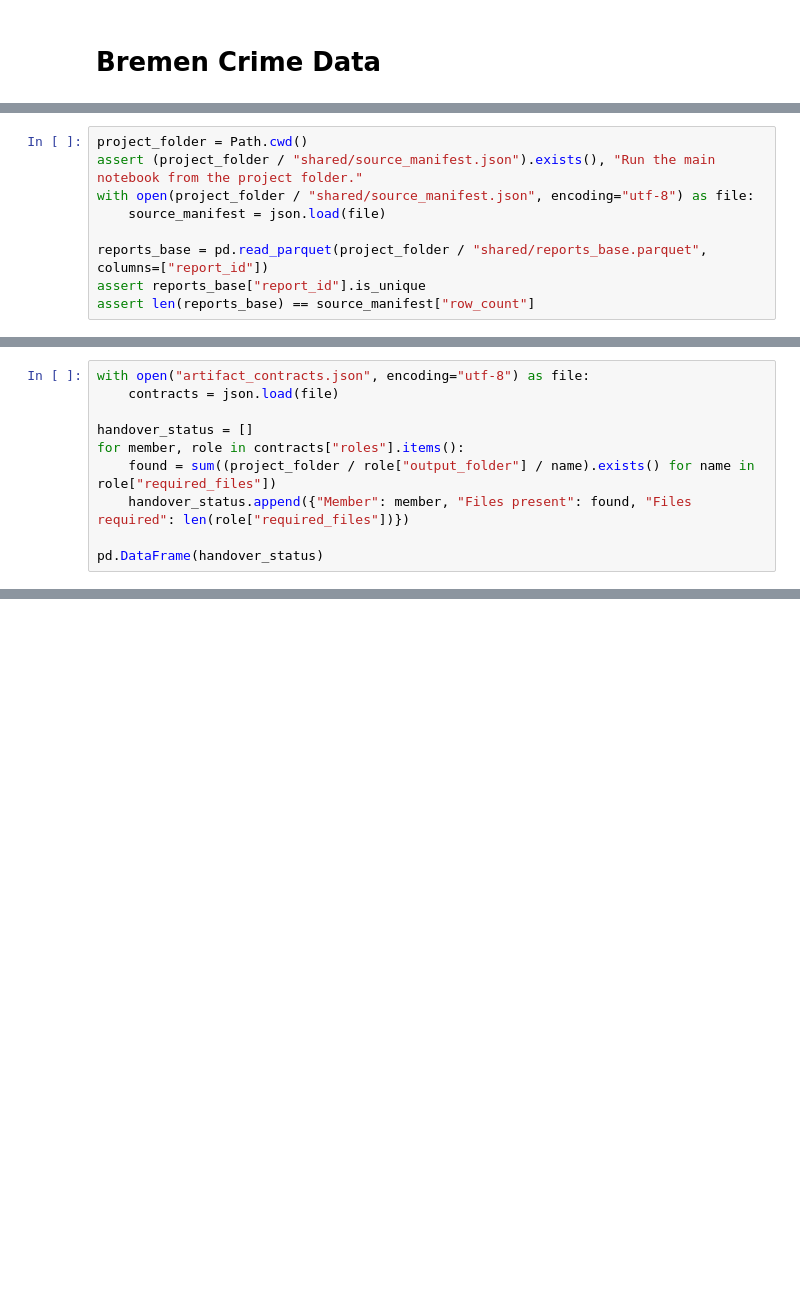
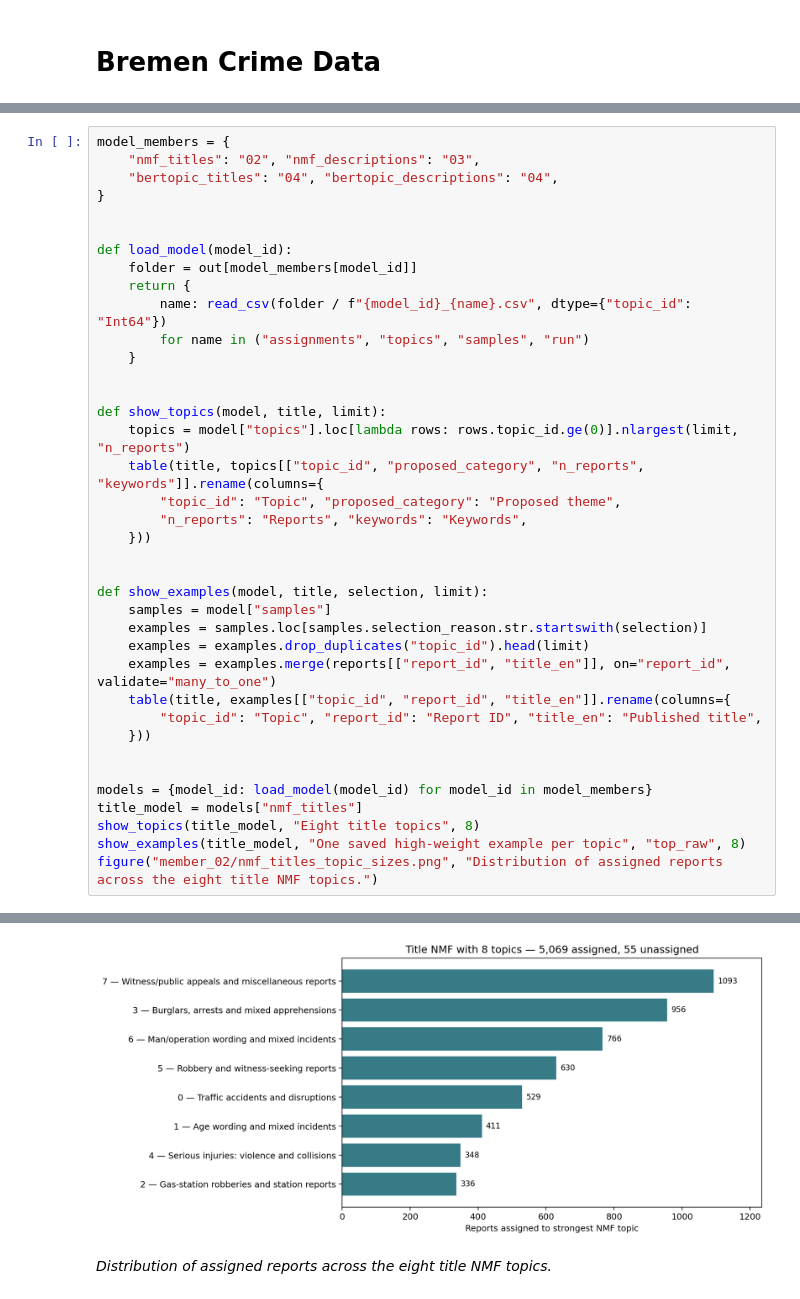
Before and after one commit to mshongwe775/bremen-crime-data-analytics, a Jupyter notebook: MAIN WORKING STATION Bremen Crime Data.ipynb, the cells around one changed output, grey strips where cells are left out. Cells and saved outputs as stored; diff of their text form; blank space fills up the shorter version.

Commit message:
Complete Bremen crime analysis: six notebooks and Main Working Station

```diff
--- a/MAIN WORKING STATION Bremen Crime Data.ipynb
+++ b/MAIN WORKING STATION Bremen Crime Data.ipynb
@@ -89,9 +2,0 @@ import hashlib
-# %%
-project_folder = Path.cwd()
-assert (project_folder / "shared/source_manifest.json").exists(), "Run the main notebook from the project folder."
-with open(project_folder / "shared/source_manifest.json", encoding="utf-8") as file:
-    source_manifest = json.load(file)
-
-reports_base = pd.read_parquet(project_folder / "shared/reports_base.parquet", columns=["report_id"])
-assert reports_base["report_id"].is_unique
-assert len(reports_base) == source_manifest["row_count"]
@@ -108,10 +2,0 @@ This only checks file presence. Presence does not prove correctness or group app
-# %%
-with open("artifact_contracts.json", encoding="utf-8") as file:
-    contracts = json.load(file)
-
-handover_status = []
-for member, role in contracts["roles"].items():
-    found = sum((project_folder / role["output_folder"] / name).exists() for name in role["required_files"])
-    handover_status.append({"Member": member, "Files present": found, "Files required": len(role["required_files"])})
-
-pd.DataFrame(handover_status)
@@ -301,0 +182,39 @@ Write a direct answer with evidence to each question:
+# %%
+model_members = {
+    "nmf_titles": "02", "nmf_descriptions": "03",
+    "bertopic_titles": "04", "bertopic_descriptions": "04",
+}
+
+
+def load_model(model_id):
+    folder = out[model_members[model_id]]
+    return {
+        name: read_csv(folder / f"{model_id}_{name}.csv", dtype={"topic_id": "Int64"})
+        for name in ("assignments", "topics", "samples", "run")
+    }
+
+
+def show_topics(model, title, limit):
+    topics = model["topics"].loc[lambda rows: rows.topic_id.ge(0)].nlargest(limit, "n_reports")
+    table(title, topics[["topic_id", "proposed_category", "n_reports", "keywords"]].rename(columns={
+        "topic_id": "Topic", "proposed_category": "Proposed theme",
+        "n_reports": "Reports", "keywords": "Keywords",
+    }))
+
+
+def show_examples(model, title, selection, limit):
+    samples = model["samples"]
+    examples = samples.loc[samples.selection_reason.str.startswith(selection)]
+    examples = examples.drop_duplicates("topic_id").head(limit)
+    examples = examples.merge(reports[["report_id", "title_en"]], on="report_id", validate="many_to_one")
+    table(title, examples[["topic_id", "report_id", "title_en"]].rename(columns={
+        "topic_id": "Topic", "report_id": "Report ID", "title_en": "Published title",
+    }))
+
+
+models = {model_id: load_model(model_id) for model_id in model_members}
+title_model = models["nmf_titles"]
+show_topics(title_model, "Eight title topics", 8)
+show_examples(title_model, "One saved high-weight example per topic", "top_raw", 8)
+figure("member_02/nmf_titles_topic_sizes.png", "Distribution of assigned reports across the eight title NMF topics.")
+# %% [output]
@@ -301,0 +241,2 @@ Write a direct answer with evidence to each question:
+[figure, added]
+*Distribution of assigned reports across the eight title NMF topics.*
```
Also changed, not shown: parts of 75 cells of this notebook.
